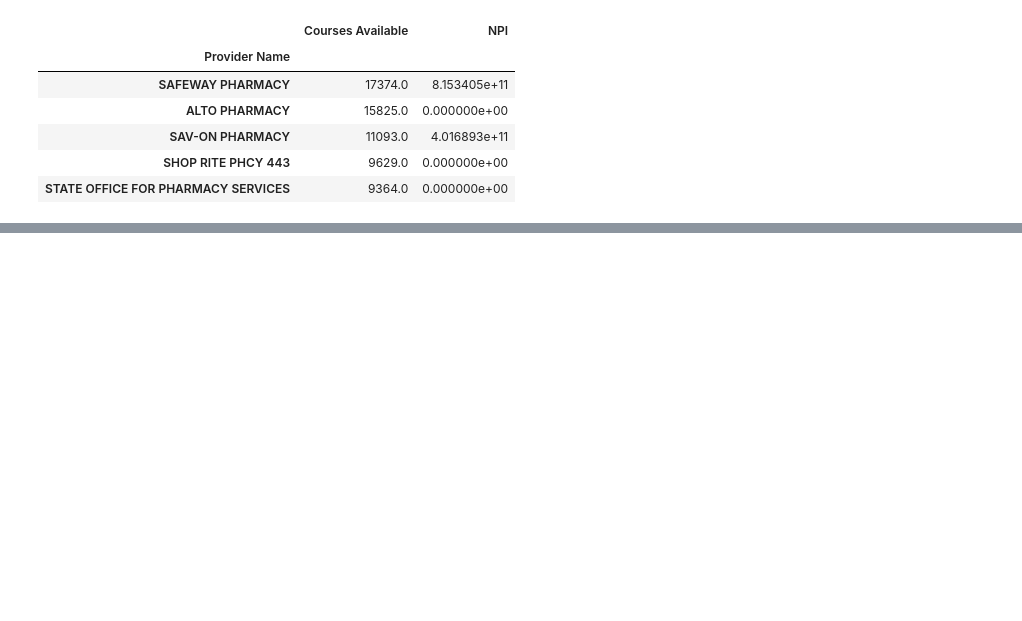
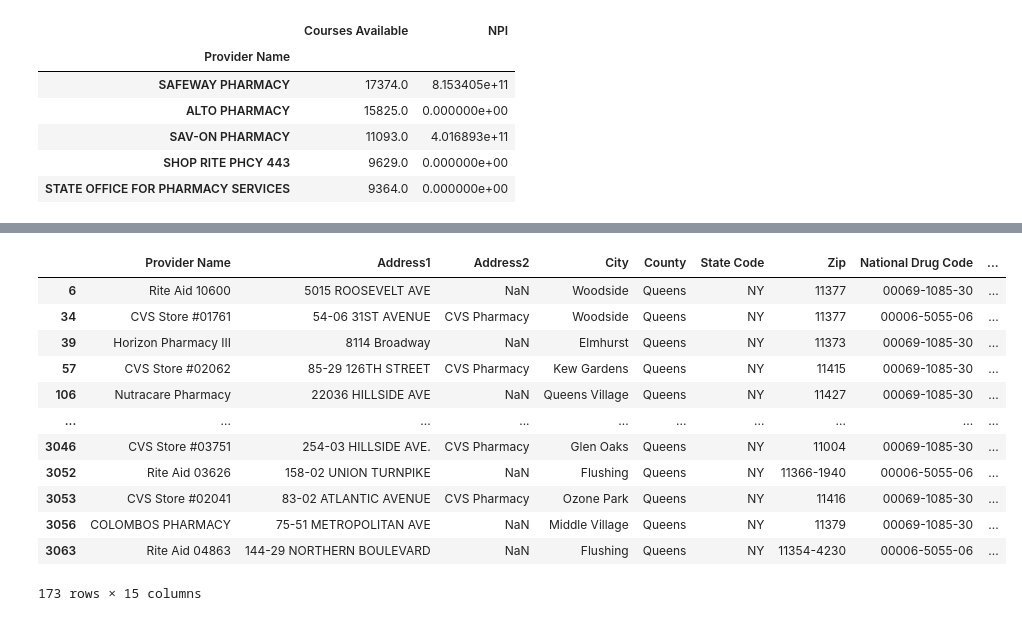
Before and after one commit to candacepedraza61/antivirals, a Jupyter notebook: antiviral-notebook.ipynb, the cells around one changed output, grey strips where cells are left out. Cells and saved outputs as stored; diff of their text form; code cells hidden in the pictures; blank space fills up the shorter version.

```diff
--- a/antiviral-notebook.ipynb
+++ b/antiviral-notebook.ipynb
@@ -333,0 +371,17 @@ df_kings
+# %%
+ny_df_queens = ny_df_queens = ny_df[ny_df["County"] == "Queens"]
+ny_df_queens
+# %% [output]
+|  | Provider Name | Address1 | Address2 | City | County | State Code | Zip | National Drug Code | ... |
+| 6 | Rite Aid 10600 | 5015 ROOSEVELT AVE | NaN | Woodside | Queens | NY | 11377 | 00069-1085-30 | ... |
+| 34 | CVS Store #01761 | 54-06 31ST AVENUE | CVS Pharmacy | Woodside | Queens | NY | 11377 | 00006-5055-06 | ... |
+| 39 | Horizon Pharmacy III | 8114 Broadway | NaN | Elmhurst | Queens | NY | 11373 | 00069-1085-30 | ... |
+| 57 | CVS Store #02062 | 85-29 126TH STREET | CVS Pharmacy | Kew Gardens | Queens | NY | 11415 | 00069-1085-30 | ... |
+| 106 | Nutracare Pharmacy | 22036 HILLSIDE AVE | NaN | Queens Village | Queens | NY | 11427 | 00069-1085-30 | ... |
+| ... | ... | ... | ... | ... | ... | ... | ... | ... | ... |
+| 3046 | CVS Store #03751 | 254-03 HILLSIDE AVE. | CVS Pharmacy | Glen Oaks | Queens | NY | 11004 | 00069-1085-30 | ... |
+| 3052 | Rite Aid 03626 | 158-02 UNION TURNPIKE | NaN | Flushing | Queens | NY | 11366-1940 | 00006-5055-06 | ... |
+| 3053 | CVS Store #02041 | 83-02 ATLANTIC AVENUE | CVS Pharmacy | Ozone Park | Queens | NY | 11416 | 00069-1085-30 | ... |
+| 3056 | COLOMBOS PHARMACY | 75-51 METROPOLITAN AVE | NaN | Middle Village | Queens | NY | 11379 | 00069-1085-30 | ... |
+| 3063 | Rite Aid 04863 | 144-29 NORTHERN BOULEVARD | NaN | Flushing | Queens | NY | 11354-4230 | 00006-5055-06 | ... |
+173 rows × 15 columns
```
Also changed, not shown: parts of 14 cells of this notebook.
